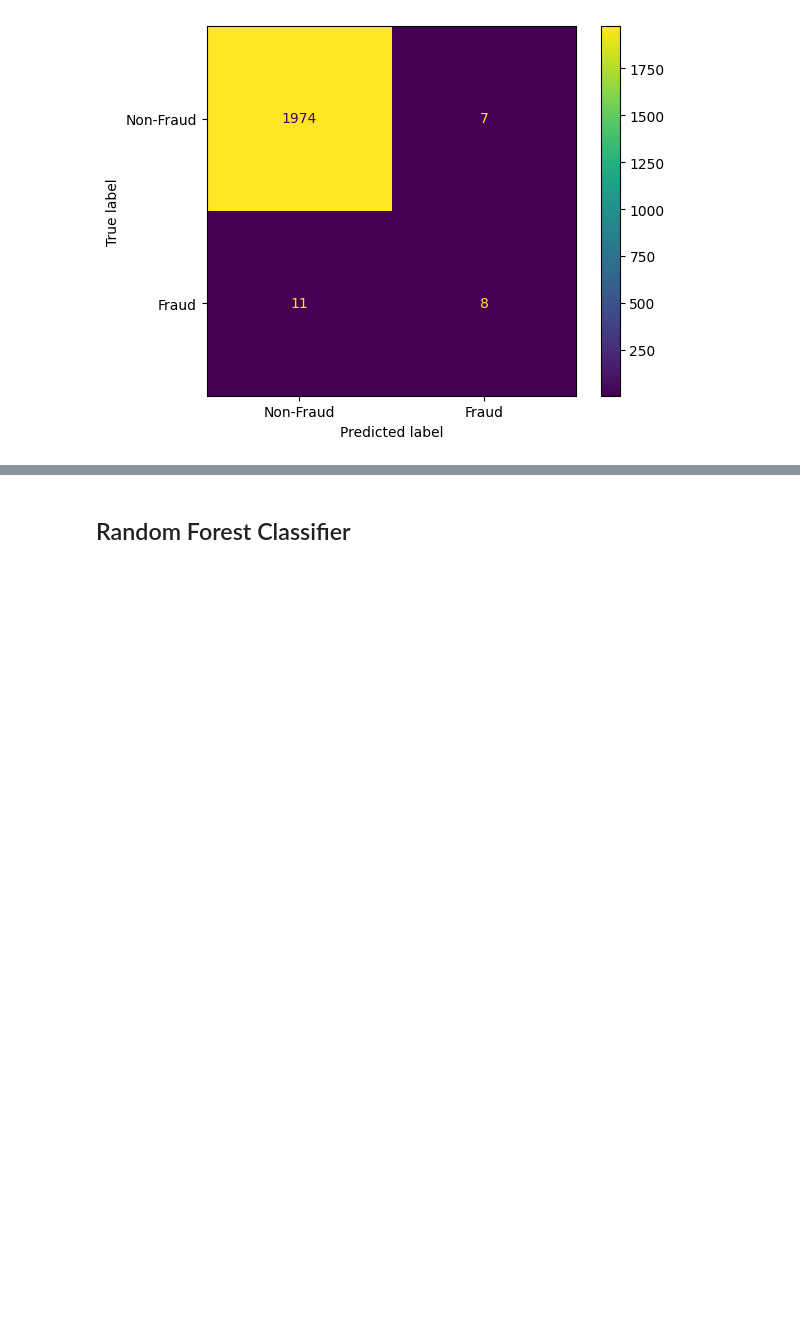
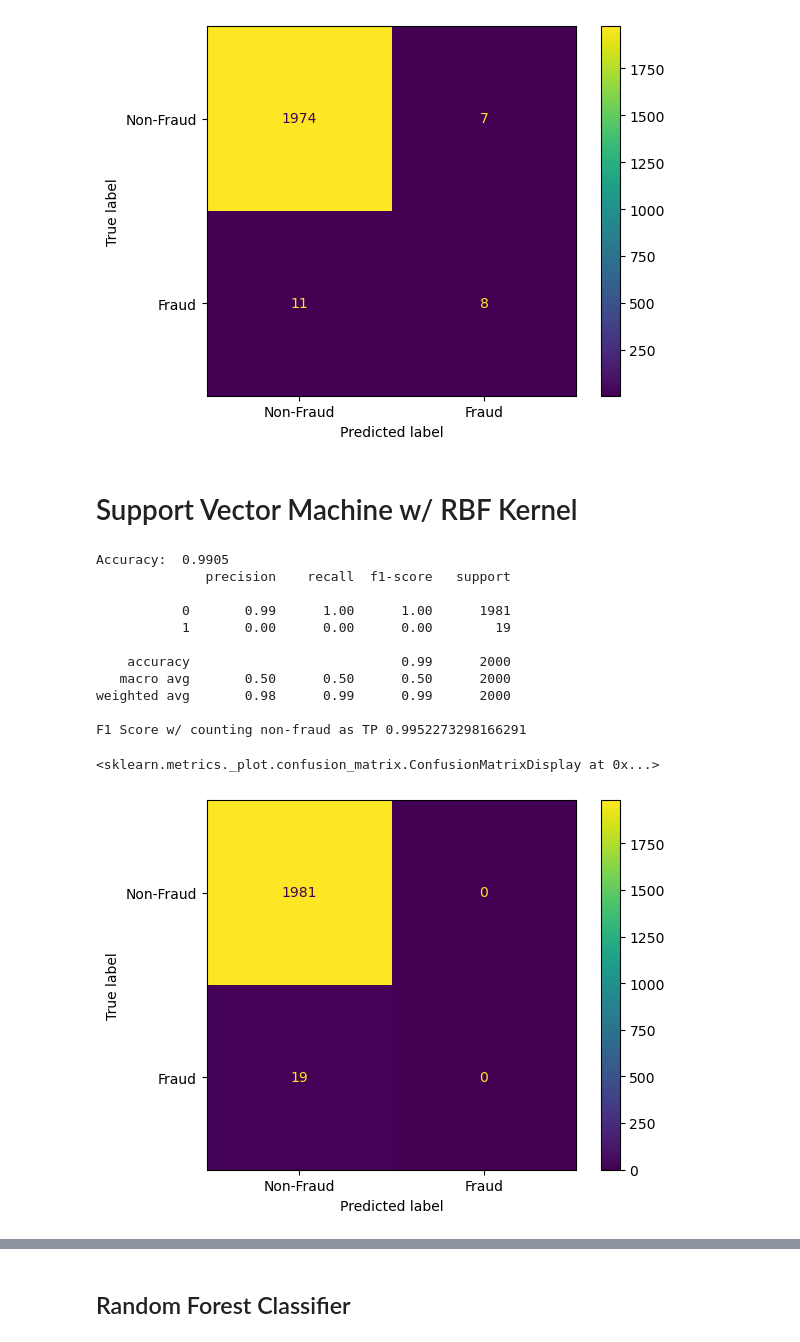
Before and after one commit to Dshah0623/Financial-Fraud-Detection, a Jupyter notebook: FinancialFraudDetection.ipynb, the cells around one changed output, grey strips where cells are left out. Saved outputs shown, nothing was run; the diff lists cells and outputs as text; code cells hidden in the pictures; blank space fills up the shorter version.

Commit message:
Fixed CV, added SVM, added writing for all model evals and improvments

```diff
--- a/FinancialFraudDetection.ipynb
+++ b/FinancialFraudDetection.ipynb
@@ -448,3 +460,5 @@ weighted avg       0.99      0.99      0.99      2000
 <sklearn.metrics._plot.confusion_matrix.ConfusionMatrixDisplay at 0x...>
 [figure]
 [figure]
+# %% [markdown]
+# Support Vector Machine w/ RBF Kernel
@@ -450,0 +474,45 @@ weighted avg       0.99      0.99      0.99      2000
+# %%
+# SVM w/RBF Kernel & Best Subset Selection
+
+# Initialize Classifier
+svm_classifier_b = SVC(kernel = 'rbf', random_state = 0)
+
+# Select the features suggested by the best subset selection method
+selected_features = ['amount', 'oldbalanceOrg', 'newbalanceOrig', 'newbalanceDest']
+
+# Train the Classifier on these models
+X_train_selected = X_train[selected_features]
+svm_classifier_b.fit(X_train_selected, y_train)
+
+# Predict on the testing set using the selected features
+X_test_selected = X_test[selected_features]
+y_pred_svm_b = svm_classifier_b.predict(X_test_selected)
+
+# Evaluate SVM Classifier
+accuracy_svm_b = accuracy_score(y_test, y_pred_svm_b)
+classification_rep_svm_b = classification_report(y_test, y_pred_svm_b)
+
+print("Accuracy: ", accuracy_svm_b)
+print(classification_rep_svm_b)
+print("F1 Score w/ counting non-fraud as TP" , f1_score(y_test, y_pred_svm_b, average='weighted', labels=np.unique(y_pred_svm_b)))
+
+# Compute confusion matrix for SVM best subset
+conf_matrix_svm_b = confusion_matrix(y_test, y_pred_svm_b)
+
+# Visualize the confusion matrix
+cm_display_svm_b = ConfusionMatrixDisplay(conf_matrix_svm_b, display_labels=['Non-Fraud', 'Fraud'])
+cm_display_svm_b.plot(values_format='d')
+# %% [output]
+Accuracy:  0.9905
+              precision    recall  f1-score   support
+
+           0       0.99      1.00      1.00      1981
+           1       0.00      0.00      0.00        19
+
+    accuracy                           0.99      2000
+   macro avg       0.50      0.50      0.50      2000
+weighted avg       0.98      0.99      0.99      2000
+
+F1 Score w/ counting non-fraud as TP 0.9952273298166291
+<sklearn.metrics._plot.confusion_matrix.ConfusionMatrixDisplay at 0x...>
+[figure, added]
```
Also changed, not shown: parts of 18 cells of this notebook.
